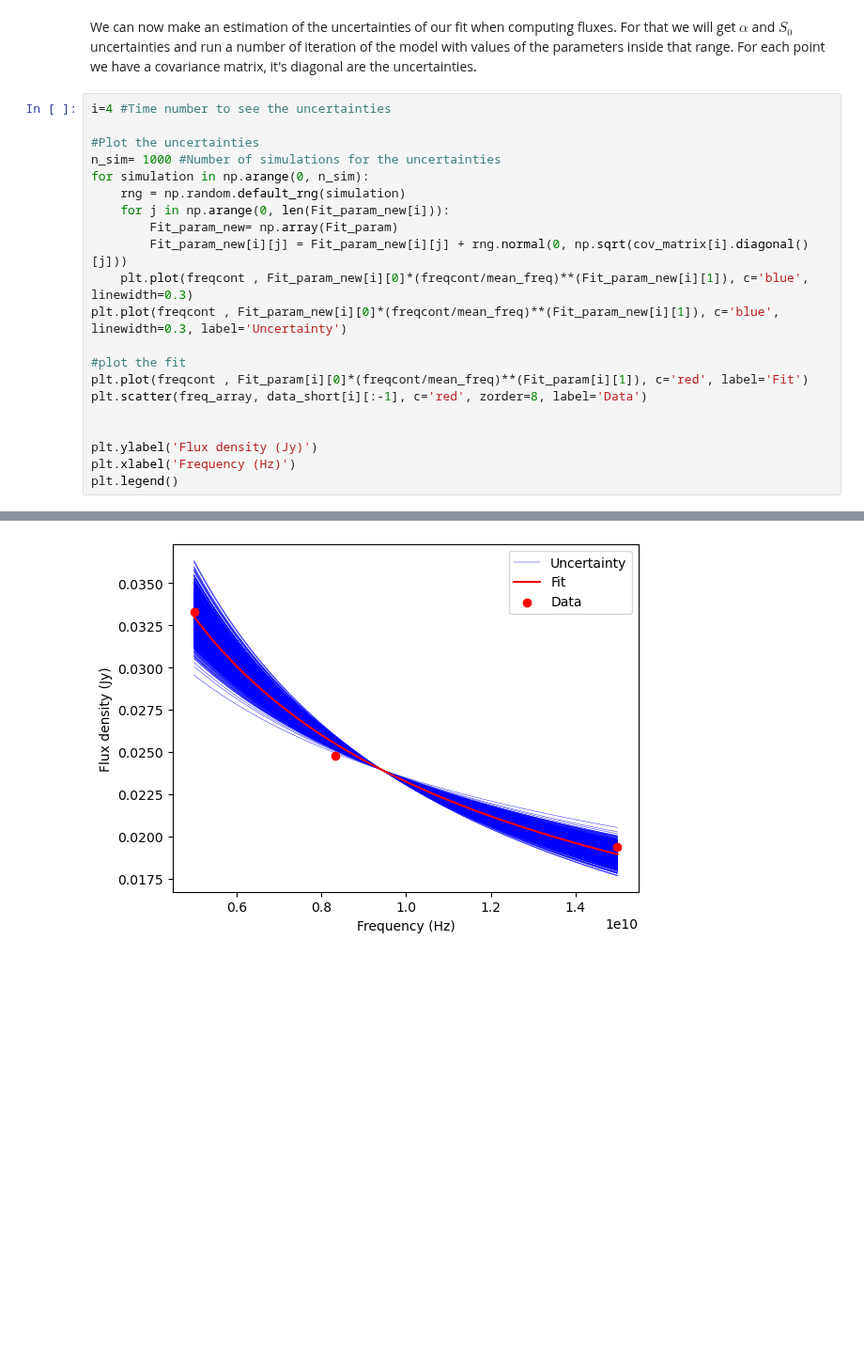
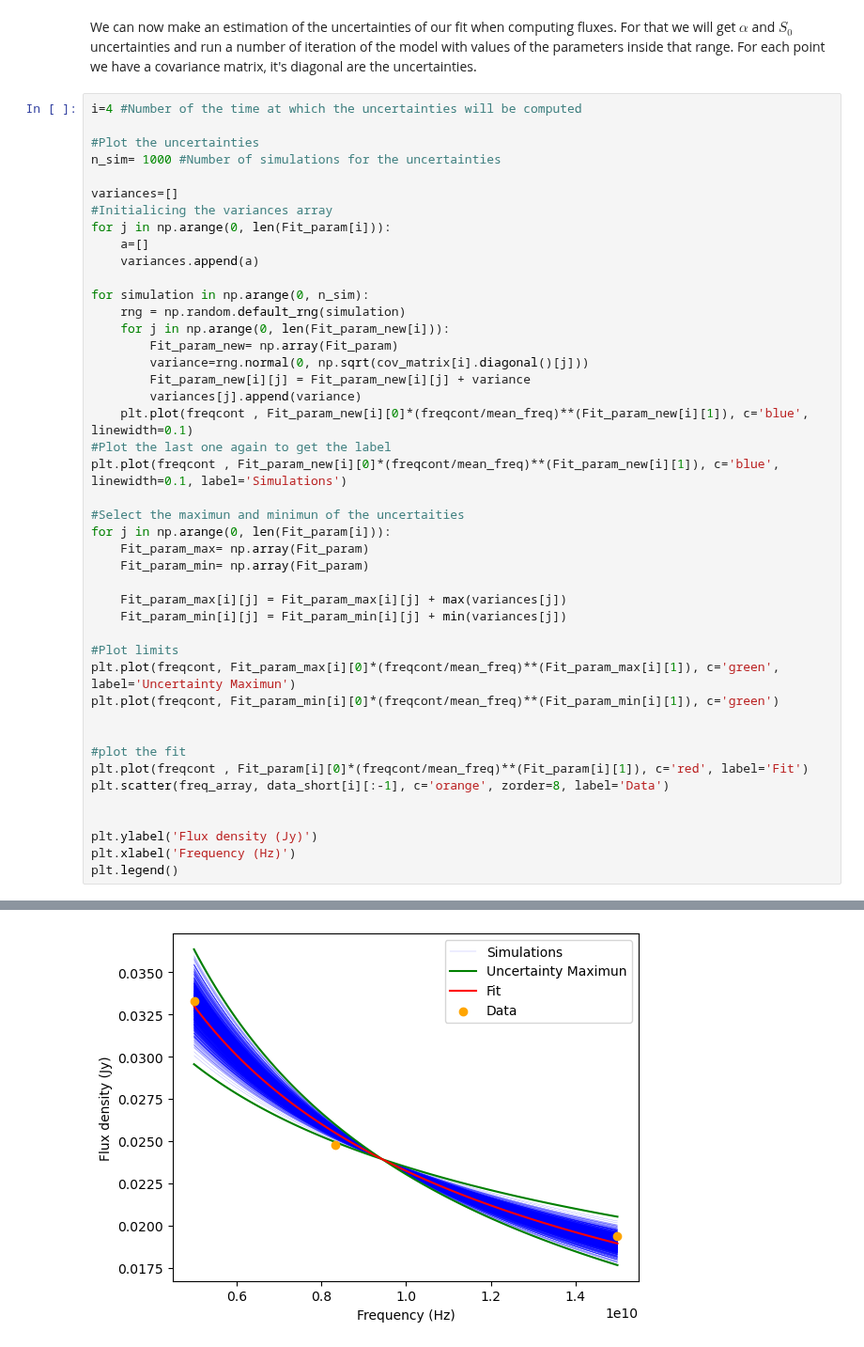
Before and after one commit to Camachoadri/JAEICU2024, a Jupyter notebook: Blob emission in GRS 1915+105/Blob emission in GRS 1915+105-07-03-24.ipynb, the cells around one changed output, grey strips where cells are left out. Shown at 94% size. Cells and saved outputs as stored; diff of their text form; blank space fills up the shorter version.

Commit message:
Min and maximun uncertaity fit

```diff
--- a/Blob emission in GRS 1915+105/Blob emission in GRS 1915+105-07-03-24.ipynb
+++ b/Blob emission in GRS 1915+105/Blob emission in GRS 1915+105-07-03-24.ipynb
@@ -888,26 +888,49 @@ Text(0.5, 0, 'Frequency (Hz)')
 # %% [markdown]
 We can now make an estimation of the uncertainties of our fit when computing fluxes. For that we will get $\alpha$ and $S_0$ uncertainties and run a number of iteration of the model with values of the parameters inside that range. For each point we have a covariance matrix, it's diagonal are the uncertainties.
 # %%
-i=4 #Time number to see the uncertainties
+i=4 #Number of the time at which the uncertainties will be computed
 
 #Plot the uncertainties
 n_sim= 1000 #Number of simulations for the uncertainties
+
+variances=[]
+#Initialicing the variances array
+for j in np.arange(0, len(Fit_param[i])):
+    a=[]
+    variances.append(a)
+
 for simulation in np.arange(0, n_sim):
     rng = np.random.default_rng(simulation)
     for j in np.arange(0, len(Fit_param_new[i])):
         Fit_param_new= np.array(Fit_param)
-        Fit_param_new[i][j] = Fit_param_new[i][j] + rng.normal(0, np.sqrt(cov_matrix[i].diagonal()[j]))
-    plt.plot(freqcont , Fit_param_new[i][0]*(freqcont/mean_freq)**(Fit_param_new[i][1]), c='blue', linewidth=0.3)
-plt.plot(freqcont , Fit_param_new[i][0]*(freqcont/mean_freq)**(Fit_param_new[i][1]), c='blue', linewidth=0.3, label='Uncertainty')
+        variance=rng.normal(0, np.sqrt(cov_matrix[i].diagonal()[j]))
+        Fit_param_new[i][j] = Fit_param_new[i][j] + variance
+        variances[j].append(variance)
+    plt.plot(freqcont , Fit_param_new[i][0]*(freqcont/mean_freq)**(Fit_param_new[i][1]), c='blue', linewidth=0.1)
+#Plot the last one again to get the label
+plt.plot(freqcont , Fit_param_new[i][0]*(freqcont/mean_freq)**(Fit_param_new[i][1]), c='blue', linewidth=0.1, label='Simulations')
+
+#Select the maximun and minimun of the uncertaities
+for j in np.arange(0, len(Fit_param[i])):
+    Fit_param_max= np.array(Fit_param)
+    Fit_param_min= np.array(Fit_param)
+
+    Fit_param_max[i][j] = Fit_param_max[i][j] + max(variances[j])
+    Fit_param_min[i][j] = Fit_param_min[i][j] + min(variances[j])
+
+#Plot limits
+plt.plot(freqcont, Fit_param_max[i][0]*(freqcont/mean_freq)**(Fit_param_max[i][1]), c='green', label='Uncertainty Maximun')
+plt.plot(freqcont, Fit_param_min[i][0]*(freqcont/mean_freq)**(Fit_param_min[i][1]), c='green')
+
 
 #plot the fit
 plt.plot(freqcont , Fit_param[i][0]*(freqcont/mean_freq)**(Fit_param[i][1]), c='red', label='Fit')
-plt.scatter(freq_array, data_short[i][:-1], c='red', zorder=8, label='Data')
+plt.scatter(freq_array, data_short[i][:-1], c='orange', zorder=8, label='Data')
 
 
 plt.ylabel('Flux density (Jy)')
 plt.xlabel('Frequency (Hz)')
 plt.legend()
 # %% [output]
 <matplotlib.legend.Legend at 0x...>
-[figure, old version]
+[figure, new version]
```
